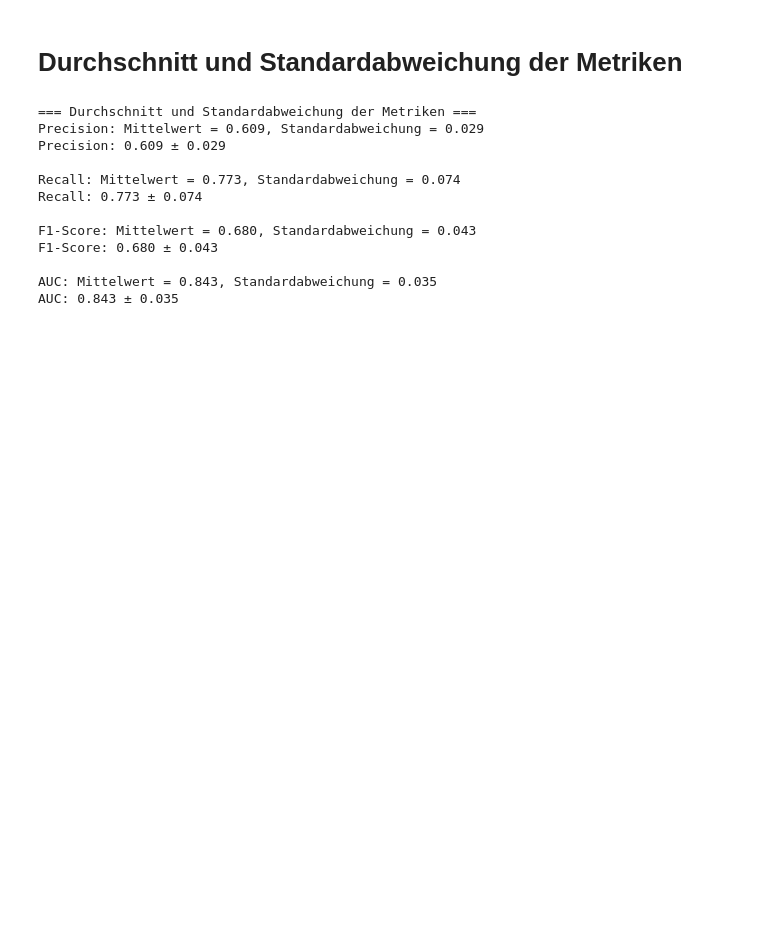
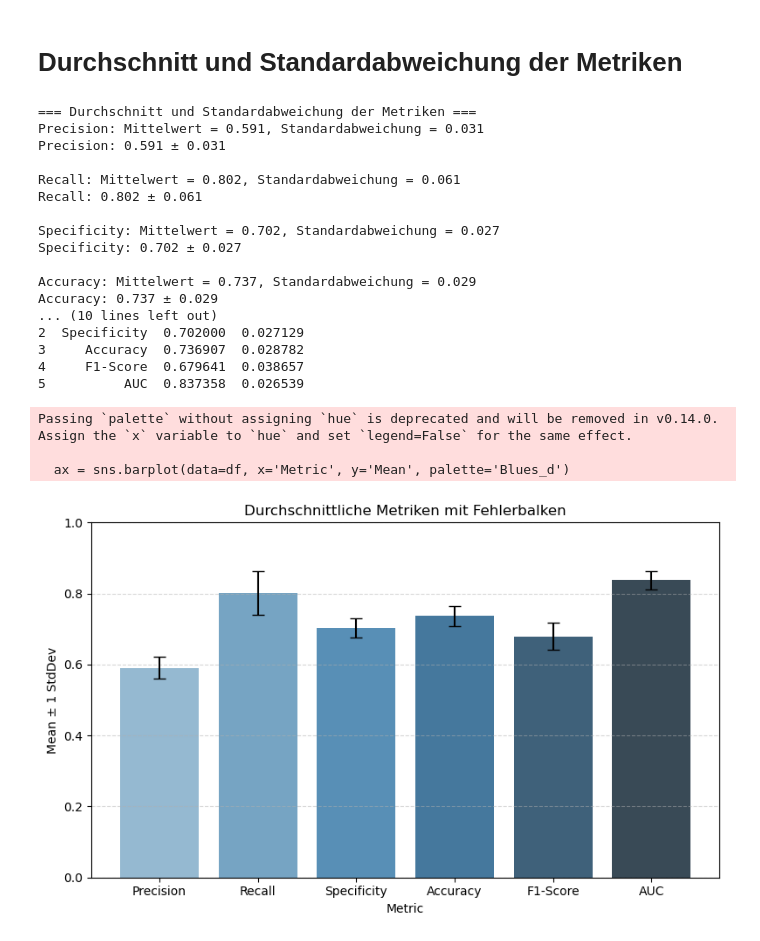
Before and after one commit to mettlrob/FoDS-Diabetes-Diagnosis, a Jupyter notebook: ML_Models/log_reg/log_reg.ipynb, the cells around one changed output. Cells and saved outputs as stored; diff of their text form; code cells hidden in the pictures; blank space fills up the shorter version.

```diff
--- a/ML_Models/log_reg/log_reg.ipynb
+++ b/ML_Models/log_reg/log_reg.ipynb
@@ -236,27 +246,73 @@ plt.show()
 # %%
 # Zusammenfassung der Metriken
 metrics = {
     "Precision": (np.mean(precision_list), np.std(precision_list)),
     "Recall": (np.mean(recall_list), np.std(recall_list)),
+    "Specificity": (np.mean(specificity_list), np.std(specificity_list)),
+    "Accuracy": (np.mean(accuracy_list), np.std(accuracy_list)),
     "F1-Score": (np.mean(f1_list), np.std(f1_list)),
     "AUC": (np.mean(auc_list), np.std(auc_list))
 }
 
 print("=== Durchschnitt und Standardabweichung der Metriken ===")
 for metric, (mean, std) in metrics.items():
     print(f"{metric}: Mittelwert = {mean:.3f}, Standardabweichung = {std:.3f}")
     print(f"{metric}: {mean:.3f} ± {std:.3f} ")
     print("")
+
+
+
+
+
+
+
+
+# In DataFrame umwandeln
+df = pd.DataFrame(metrics).T.reset_index()
+df.columns = ['Metric', 'Mean', 'Std']
+
+print(df)
+
+
+plt.figure(figsize=(8, 5))
+ax = sns.barplot(data=df, x='Metric', y='Mean', palette='Blues_d')
+
+# Manuell Fehlerbalken hinzufügen
+for i, row in df.iterrows():
+    ax.errorbar(
+        i,             # x-Position des Balkens
+        row['Mean'],   # Mittelwert
+        yerr=row['Std'],  # Standardabweichung
+        fmt='none',    # kein Marker
+        c='black',     # Farbe
+        capsize=5      # Querstrichgröße
+    )
+
+plt.ylim(0, 1)
+plt.ylabel('Mean ± 1 StdDev')
+plt.title('Durchschnittliche Metriken mit Fehlerbalken')
+plt.grid(axis='y', linestyle='--', alpha=0.5)
+plt.tight_layout()
+plt.show()
 # %% [output]
 === Durchschnitt und Standardabweichung der Metriken ===
-Precision: Mittelwert = 0.609, Standardabweichung = 0.029
-Precision: 0.609 ± 0.029
+Precision: Mittelwert = 0.591, Standardabweichung = 0.031
+Precision: 0.591 ± 0.031
 
-Recall: Mittelwert = 0.773, Standardabweichung = 0.074
-Recall: 0.773 ± 0.074
+Recall: Mittelwert = 0.802, Standardabweichung = 0.061
+Recall: 0.802 ± 0.061
 
-F1-Score: Mittelwert = 0.680, Standardabweichung = 0.043
-F1-Score: 0.680 ± 0.043
+Specificity: Mittelwert = 0.702, Standardabweichung = 0.027
+Specificity: 0.702 ± 0.027
 
-AUC: Mittelwert = 0.843, Standardabweichung = 0.035
-AUC: 0.843 ± 0.035
+Accuracy: Mittelwert = 0.737, Standardabweichung = 0.029
+Accuracy: 0.737 ± 0.029
+... (10 lines left out)
+2  Specificity  0.702000  0.027129
+3     Accuracy  0.736907  0.028782
+4     F1-Score  0.679641  0.038657
+5          AUC  0.837358  0.026539
+Passing `palette` without assigning `hue` is deprecated and will be removed in v0.14.0. Assign the `x` variable to `hue` and set `legend=False` for the same effect.
+
+  ax = sns.barplot(data=df, x='Metric', y='Mean', palette='Blues_d')
+[figure, added]
```
Also changed, not shown: parts of 9 cells of this notebook.
